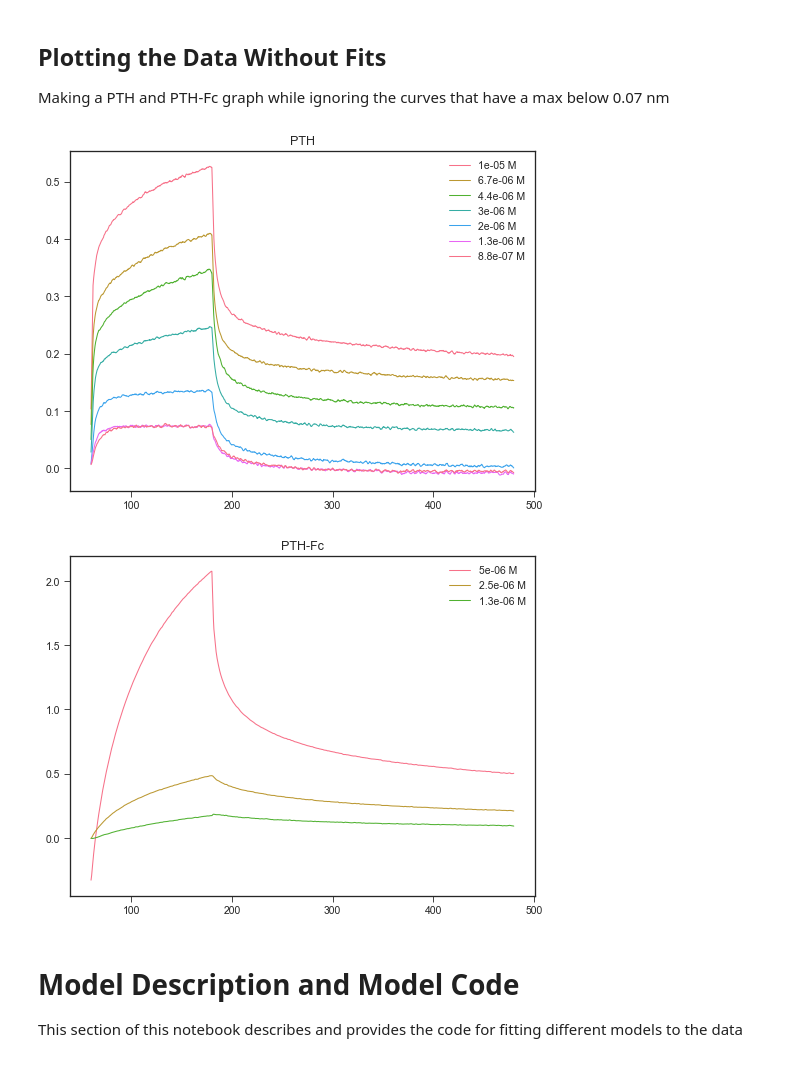
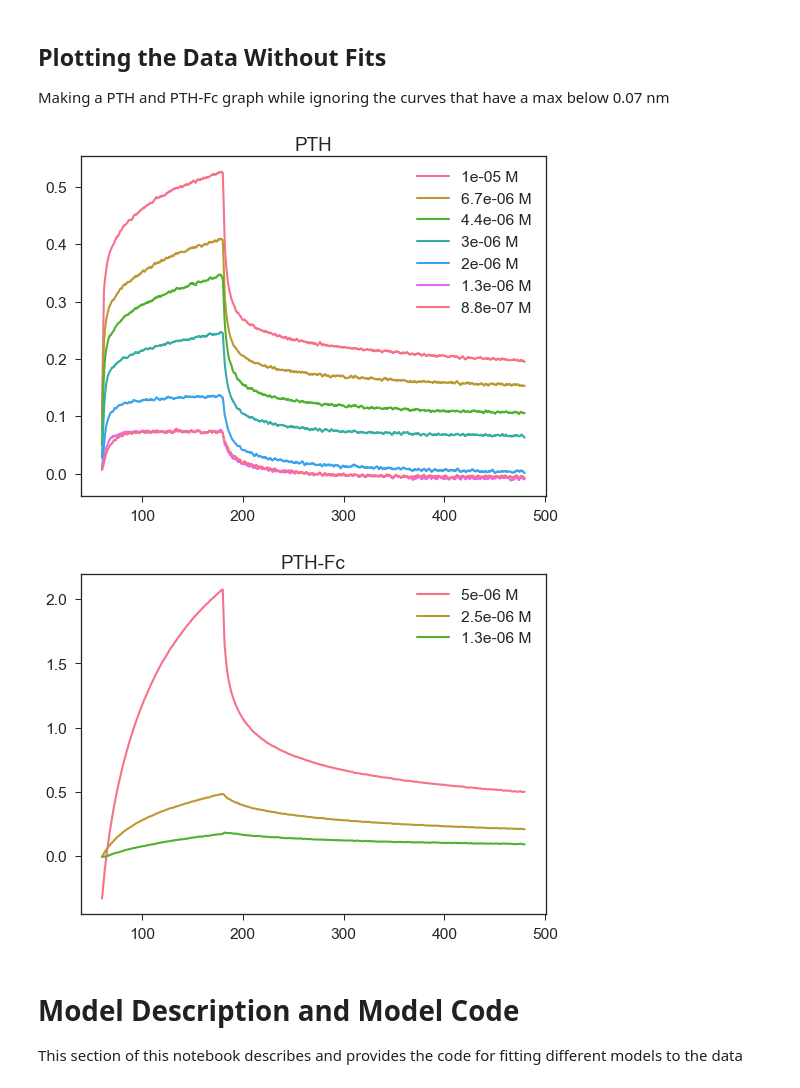
Before and after one commit to DexterAntonio/pthBLI, a Jupyter notebook: Data20180918.ipynb, the cells around one changed output. Saved outputs shown, nothing was run; the diff lists cells and outputs as text; code cells hidden in the pictures.

```diff
--- a/Data20180918.ipynb
+++ b/Data20180918.ipynb
@@ -13,6 +13,7 @@ import pandas as pd
 from IPython.display import display, HTML
 from scipy.integrate import odeint
 import seaborn as sns
+sns.set(font_scale=1.5)
 sns.set_style(style='ticks')
 sns.set_palette("husl")
 # %%
@@ -92,23 +93,26 @@ Making a PTH and PTH-Fc graph while ignoring the curves that have a max below 0.
 # %%
 #sns.palplot(sns.color_palette("GnBu_d"))
 k=0
 for run in run_array:
     if(run.protein == "PTH-Fc" and np.max(run.r)>0.07):
         plt.figure(1,figsize=(8, 6), dpi=75, facecolor='w', edgecolor='k')
         conc = run.concentration
-        plt.plot(run.t,run.r,'-',linewidth=1,label=str(conc) + " M")
+        plt.plot(run.t,run.r,'-',linewidth=2,label=str(conc) + " M")
         plt.legend()
         plt.title("PTH-Fc")
+        plt.savefig("unfitPTH_FC.svg")
     if(run.protein=="PTH" and np.max(run.r)>0.07):
         plt.figure(2,figsize=(8, 6), dpi=75, facecolor='w', edgecolor='k')
         conc = run.concentration
-        plt.plot(run.t,run.r,'-',linewidth=1,label=str(conc) + " M")
+        plt.plot(run.t,run.r,'-',linewidth=2,label=str(conc) + " M")
         plt.legend()
         plt.title("PTH")
+        plt.savefig("unfitPTH_FC.svg")
+
     k=k+1
 # %% [output]
-[figure, old version]
+[figure, new version]
-[figure, old version]
+[figure, new version]
 # %% [markdown]
 # Model Description and Model Code
 This section of this notebook describes and provides the code for fitting different models to the data
```
Also changed, not shown: parts of 7 cells of this notebook, 2 other files.
